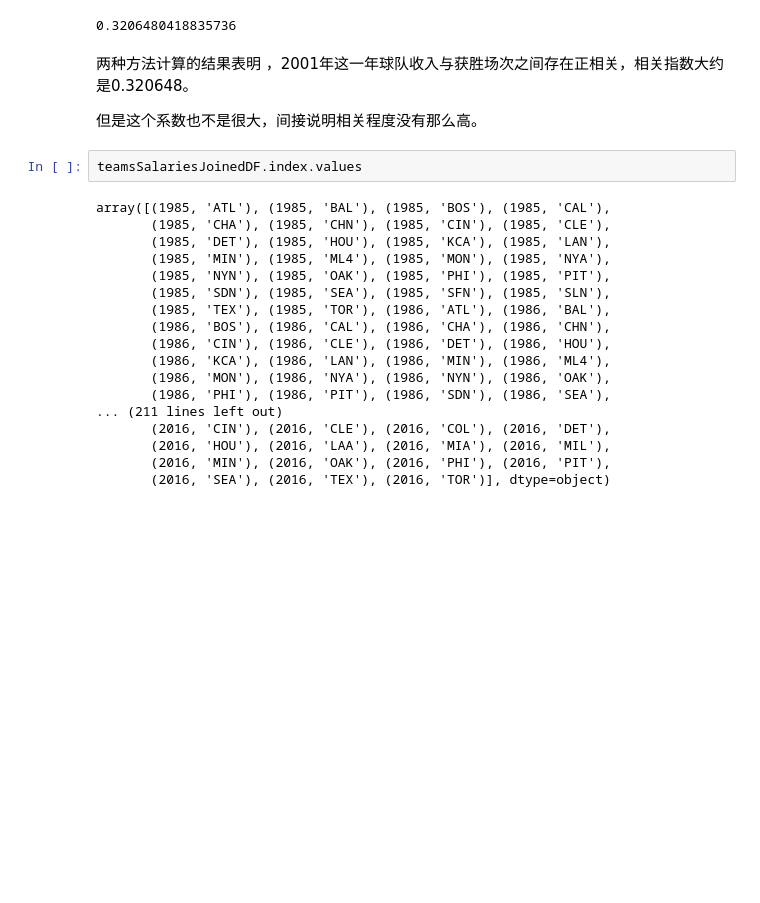
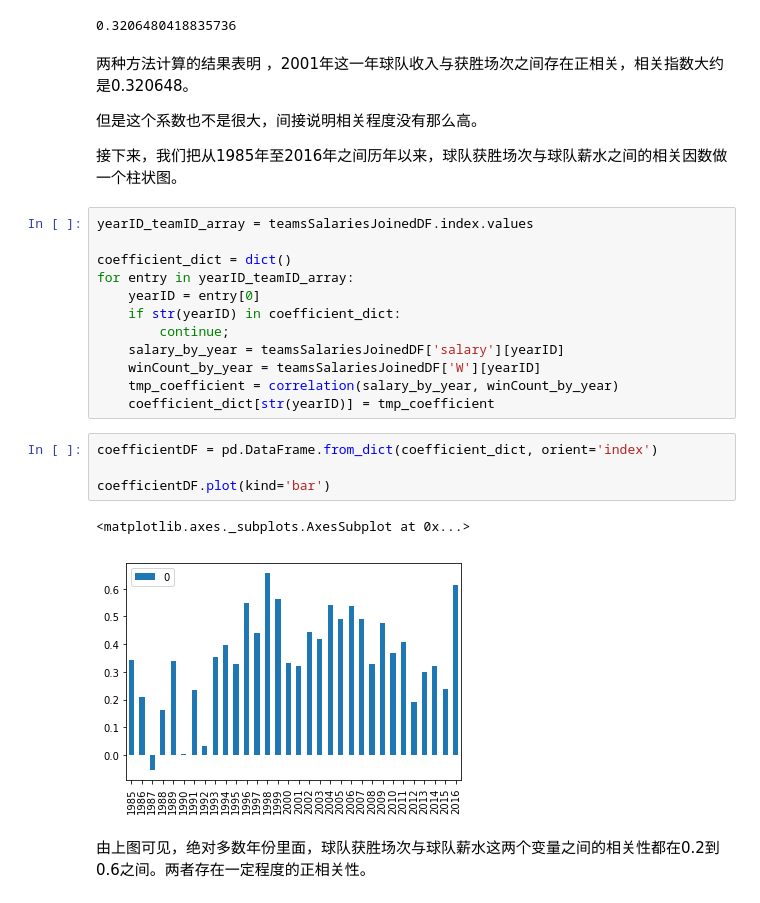
Before and after one commit to sunrise2075/ud-ml-basics-p4-dataset-investigation, a Jupyter notebook: data-report.ipynb, the cells around one changed output. Saved outputs shown, nothing was run; the diff lists cells and outputs as text; blank space fills up the shorter version.

Commit message:
correlation coefficient analysis done

```diff
--- a/data-report.ipynb
+++ b/data-report.ipynb
@@ -374,23 +374,26 @@ coefficient2
 两种方法计算的结果表明 ，2001年这一年球队收入与获胜场次之间存在正相关，相关指数大约是0.320648。
 
 但是这个系数也不是很大，间接说明相关程度没有那么高。
+
+接下来，我们把从1985年至2016年之间历年以来，球队获胜场次与球队薪水之间的相关因数做一个柱状图。
-# %%
-teamsSalariesJoinedDF.index.values
-# %% [output]
-array([(1985, 'ATL'), (1985, 'BAL'), (1985, 'BOS'), (1985, 'CAL'),
-       (1985, 'CHA'), (1985, 'CHN'), (1985, 'CIN'), (1985, 'CLE'),
-       (1985, 'DET'), (1985, 'HOU'), (1985, 'KCA'), (1985, 'LAN'),
-       (1985, 'MIN'), (1985, 'ML4'), (1985, 'MON'), (1985, 'NYA'),
-       (1985, 'NYN'), (1985, 'OAK'), (1985, 'PHI'), (1985, 'PIT'),
-       (1985, 'SDN'), (1985, 'SEA'), (1985, 'SFN'), (1985, 'SLN'),
-       (1985, 'TEX'), (1985, 'TOR'), (1986, 'ATL'), (1986, 'BAL'),
-       (1986, 'BOS'), (1986, 'CAL'), (1986, 'CHA'), (1986, 'CHN'),
-       (1986, 'CIN'), (1986, 'CLE'), (1986, 'DET'), (1986, 'HOU'),
-       (1986, 'KCA'), (1986, 'LAN'), (1986, 'MIN'), (1986, 'ML4'),
-       (1986, 'MON'), (1986, 'NYA'), (1986, 'NYN'), (1986, 'OAK'),
-       (1986, 'PHI'), (1986, 'PIT'), (1986, 'SDN'), (1986, 'SEA'),
-... (211 lines left out)
-       (2016, 'CIN'), (2016, 'CLE'), (2016, 'COL'), (2016, 'DET'),
-       (2016, 'HOU'), (2016, 'LAA'), (2016, 'MIA'), (2016, 'MIL'),
-       (2016, 'MIN'), (2016, 'OAK'), (2016, 'PHI'), (2016, 'PIT'),
-       (2016, 'SEA'), (2016, 'TEX'), (2016, 'TOR')], dtype=object)
+# %%
+yearID_teamID_array = teamsSalariesJoinedDF.index.values
+
+coefficient_dict = dict()
+for entry in yearID_teamID_array:
+    yearID = entry[0]
+    if str(yearID) in coefficient_dict:
+        continue;
+    salary_by_year = teamsSalariesJoinedDF['salary'][yearID]
+    winCount_by_year = teamsSalariesJoinedDF['W'][yearID]
+    tmp_coefficient = correlation(salary_by_year, winCount_by_year)
+    coefficient_dict[str(yearID)] = tmp_coefficient
+# %%
+coefficientDF = pd.DataFrame.from_dict(coefficient_dict, orient='index')
+
+coefficientDF.plot(kind='bar')
+# %% [output]
+<matplotlib.axes._subplots.AxesSubplot at 0x...>
+[figure, added]
+# %% [markdown]
+由上图可见，绝对多数年份里面，球队获胜场次与球队薪水这两个变量之间的相关性都在0.2到0.6之间。两者存在一定程度的正相关性。
```
